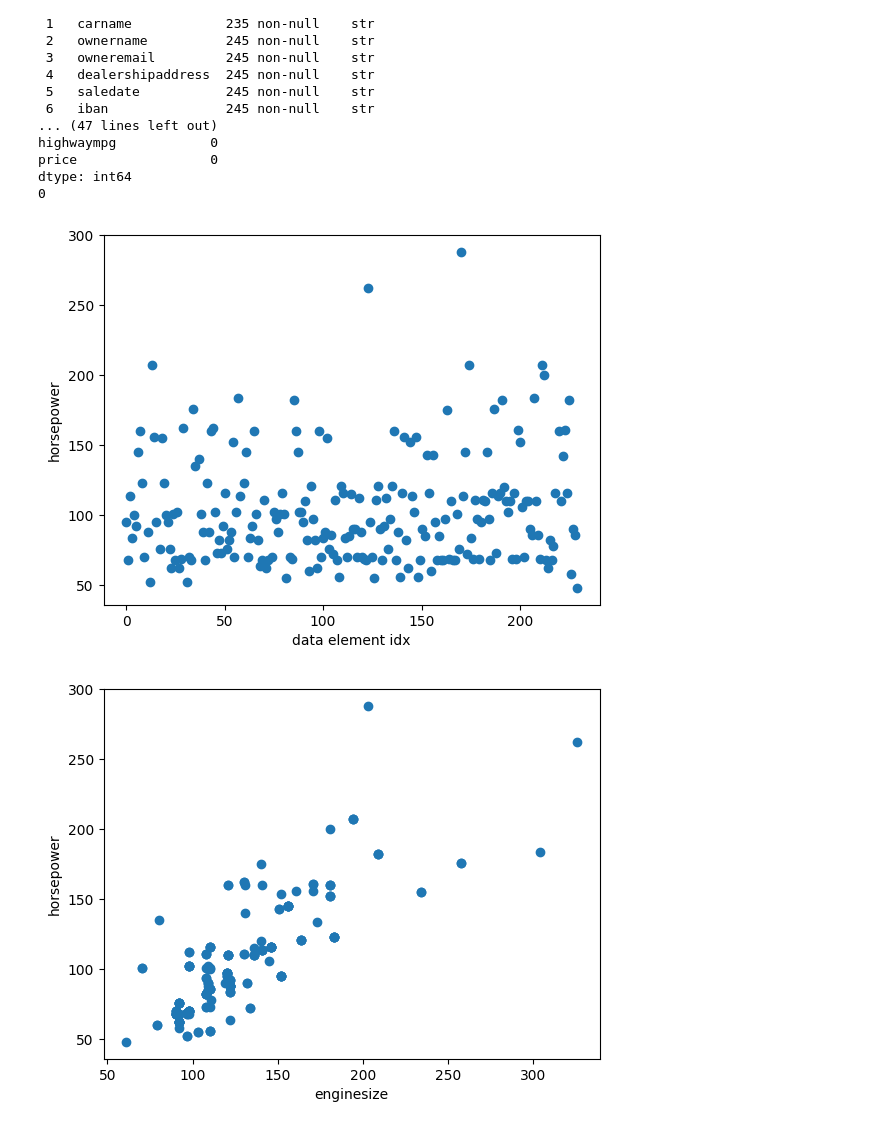
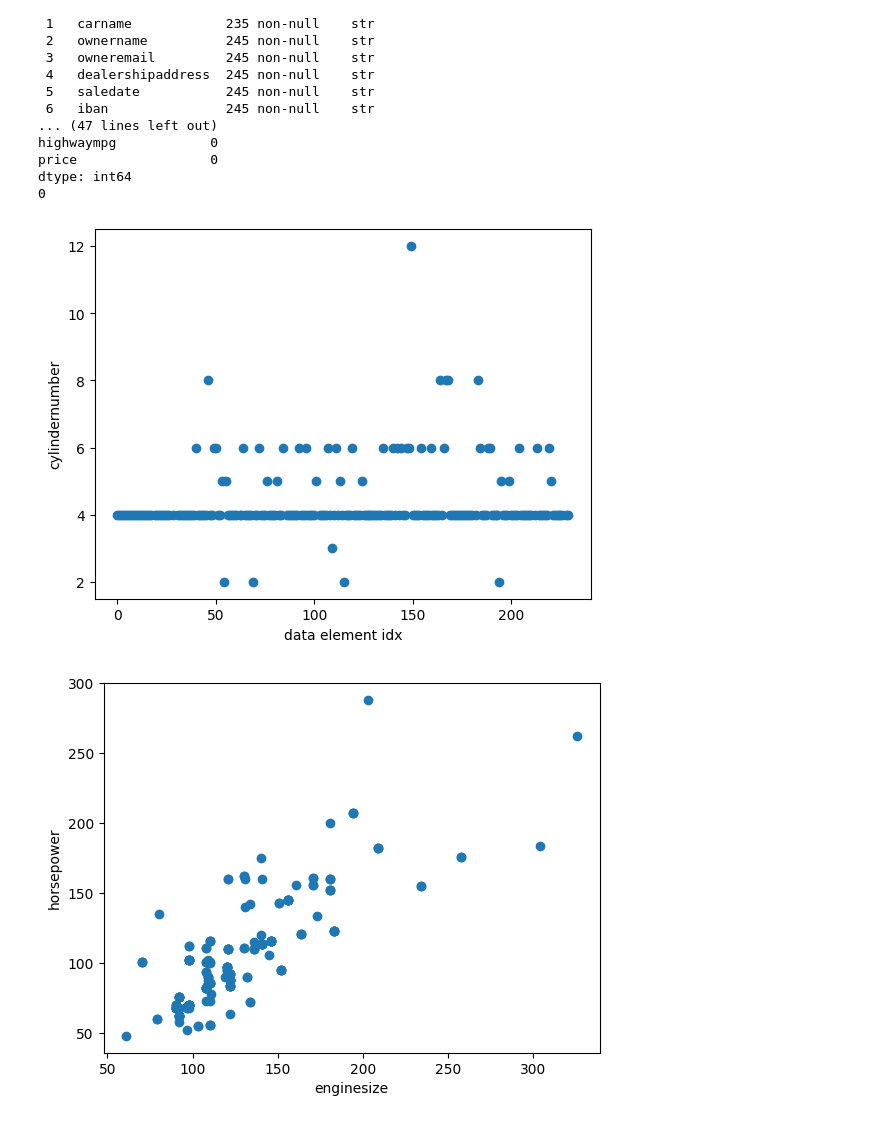
Before and after one commit to skillsharer/car-dealership, a Jupyter notebook: data/explore.ipynb, the cells around one changed output. Cells and saved outputs as stored; diff of their text form; code cells hidden in the pictures.

```diff
--- a/data/explore.ipynb
+++ b/data/explore.ipynb
@@ -51,25 +51,25 @@ dataset.columns = (
 # %%
 # Visualize the data
 def plot_feature(dataset, feature, number_of_points_to_plot=230):
     plt.xlabel("data element idx")
     plt.ylabel(feature)
 
     random_examples = dataset.sample(n=number_of_points_to_plot)
     plt.scatter(list(range(number_of_points_to_plot)), random_examples[feature])
     plt.show()
 
 
 def plot_two_features(dataset, feature_1, feature_2, number_of_points_to_plot=230):
     plt.xlabel(feature_1)
     plt.ylabel(feature_2)
 
     random_examples = dataset.sample(n=number_of_points_to_plot)
     plt.scatter(random_examples[feature_1], random_examples[feature_2])
 
     plt.show()
 
-plot_feature(dataset=dataset, feature="horsepower")
+plot_feature(dataset=dataset, feature="cylindernumber")
 plot_two_features(dataset=dataset, feature_1="enginesize", feature_2="horsepower")
 # %% [output]
-[figure, old version]
+[figure, new version]
-[figure, old version]
+[figure, new version]
```
